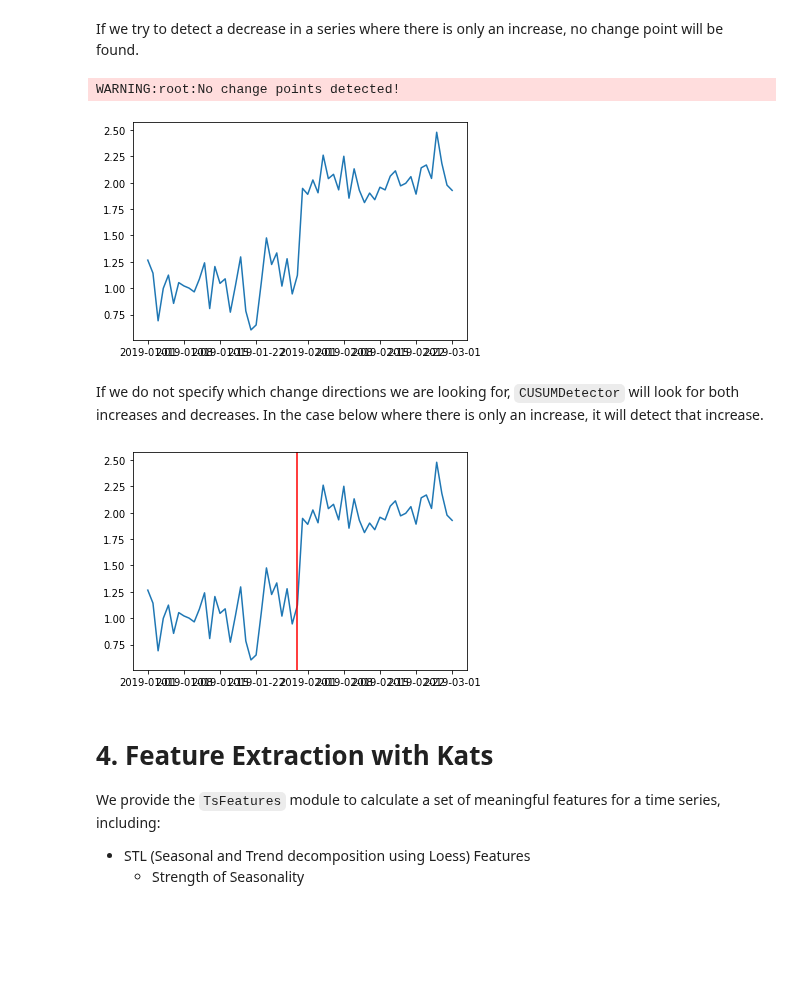
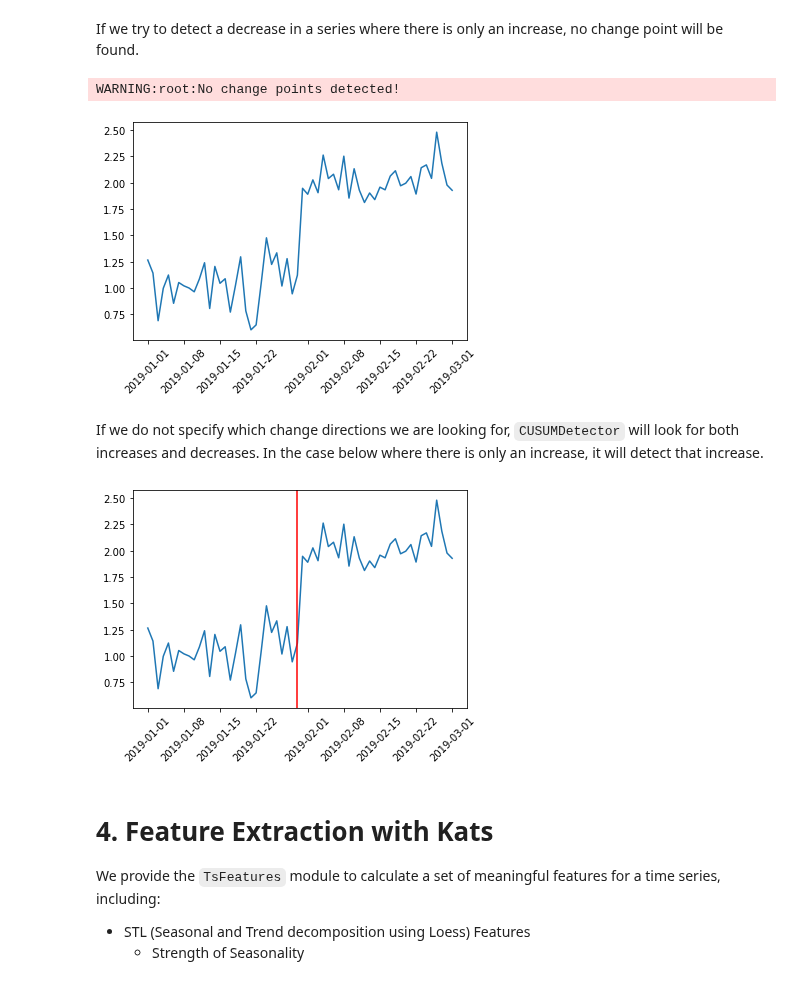
Before and after one commit to facebookresearch/Kats, a Jupyter notebook: tutorials/kats_101_basics.ipynb, the cells around one changed output. Cells and saved outputs as stored; diff of their text form; code cells hidden in the pictures; blank space fills up the shorter version.

```diff
--- a/tutorials/kats_101_basics.ipynb
+++ b/tutorials/kats_101_basics.ipynb
@@ -503,18 +507,20 @@ If we try to detect a decrease in a series where there is only an increase, no c
 # %%
 # detect increase
 timeseries = TimeSeriesData(
     df.loc[:,['time','increase']]
 )
 detector = CUSUMDetector(timeseries)
 
 # run detector
 change_points = detector.detector(change_directions=["decrease"])
 
 # plot the results
+plt.xticks(rotation=45)
 detector.plot(change_points)
+plt.show()
 # %% [output]
 WARNING:root:No change points detected!
-[figure, old version]
+[figure, new version]
 # %% [markdown]
 If we do not specify which change directions we are looking for, `CUSUMDetector` will look for both increases and decreases.  In the case below where there is only an increase, it will detect that increase.
 # %%
@@ -528,9 +534,11 @@ detector = CUSUMDetector(timeseries)
 change_points = detector.detector()
 
 # plot the results
+plt.xticks(rotation=45)
 detector.plot(change_points)
+plt.show()
 # %% [output]
-[figure, old version]
+[figure, new version]
 # %% [markdown]
 # 4. Feature Extraction with Kats
 
```
Also changed, not shown: parts of 2 cells of this notebook.
